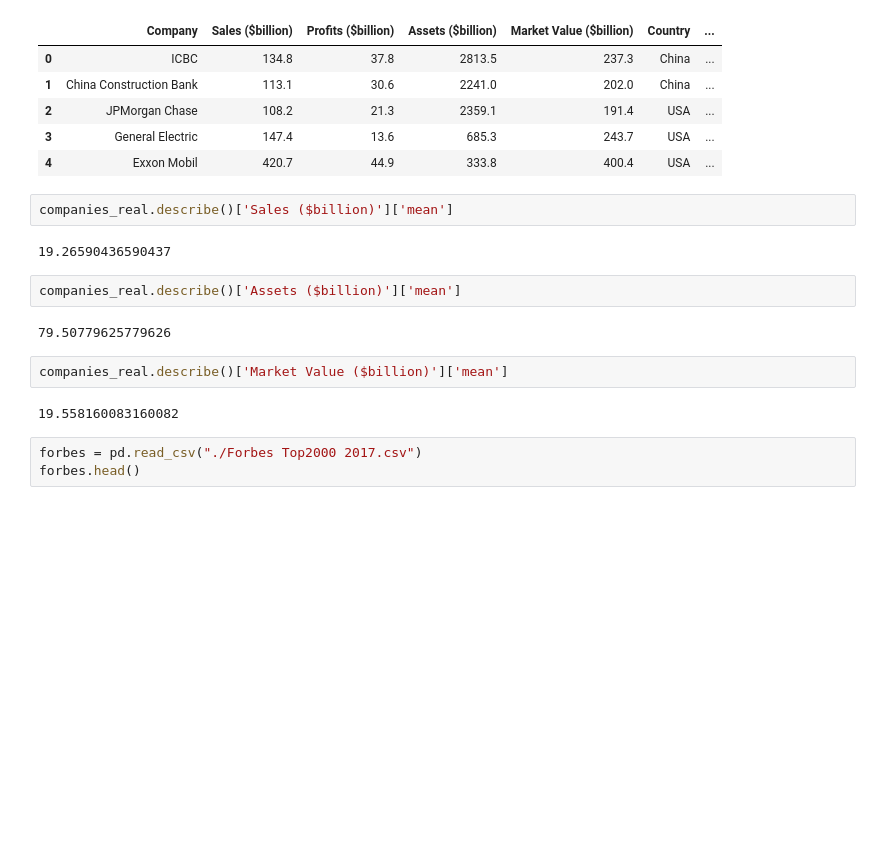
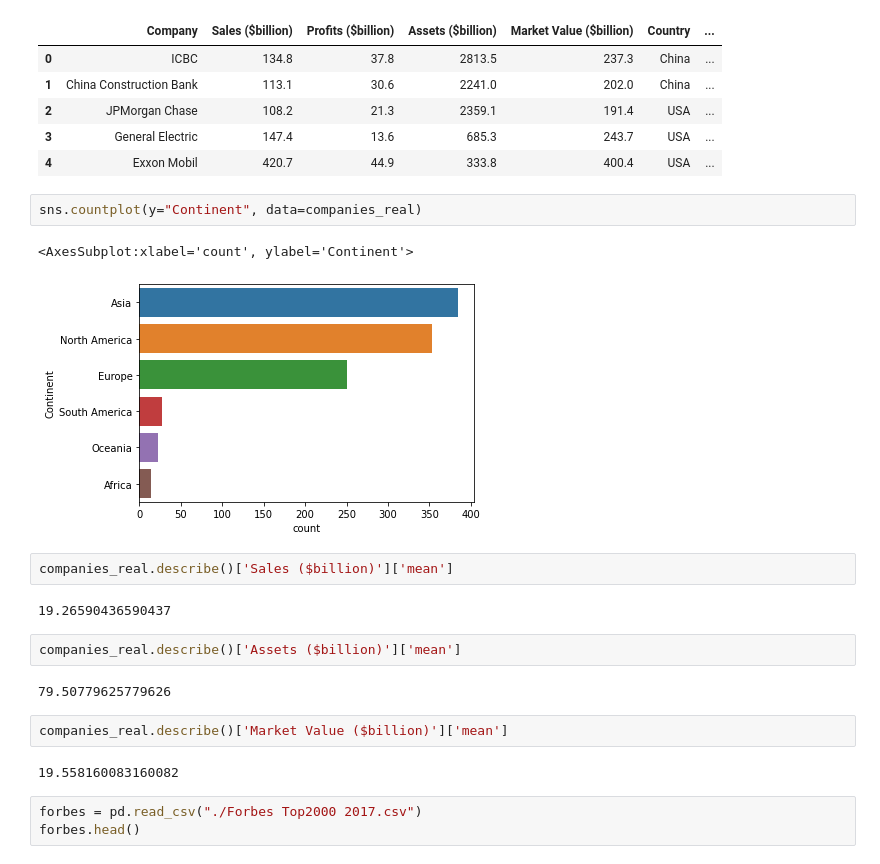
Before and after one commit to BorjaCR96/market_analysis, a Jupyter notebook: analysis 2.ipynb, the cells around one changed output. Drawn from its saved outputs; the diff is of its cells as text; blank space fills up the shorter version.

```diff
--- a/analysis 2.ipynb
+++ b/analysis 2.ipynb
@@ -27,18 +27,23 @@ companies_real.head()
 | 2 | JPMorgan Chase | 108.2 | 21.3 | 2359.1 | 191.4 | USA | ... |
 | 3 | General Electric | 147.4 | 13.6 | 685.3 | 243.7 | USA | ... |
 | 4 | Exxon Mobil | 420.7 | 44.9 | 333.8 | 400.4 | USA | ... |
-# %%
-companies_real.describe()['Sales ($billion)']['mean']
-# %% [output]
-19.26590436590437
-# %%
-companies_real.describe()['Assets ($billion)']['mean']
-# %% [output]
-79.50779625779626
-# %%
-companies_real.describe()['Market Value ($billion)']['mean']
-# %% [output]
-19.558160083160082
+# %%
+sns.countplot(y="Continent", data=companies_real)
+# %% [output]
+<AxesSubplot:xlabel='count', ylabel='Continent'>
+[figure, added]
+# %%
+companies_real.describe()['Sales ($billion)']['mean']
+# %% [output]
+19.26590436590437
+# %%
+companies_real.describe()['Assets ($billion)']['mean']
+# %% [output]
+79.50779625779626
+# %%
+companies_real.describe()['Market Value ($billion)']['mean']
+# %% [output]
+19.558160083160082
 # %%
 forbes = pd.read_csv("./Forbes Top2000 2017.csv")
 forbes.head()
```
Also changed, not shown: parts of 7 cells of this notebook.
